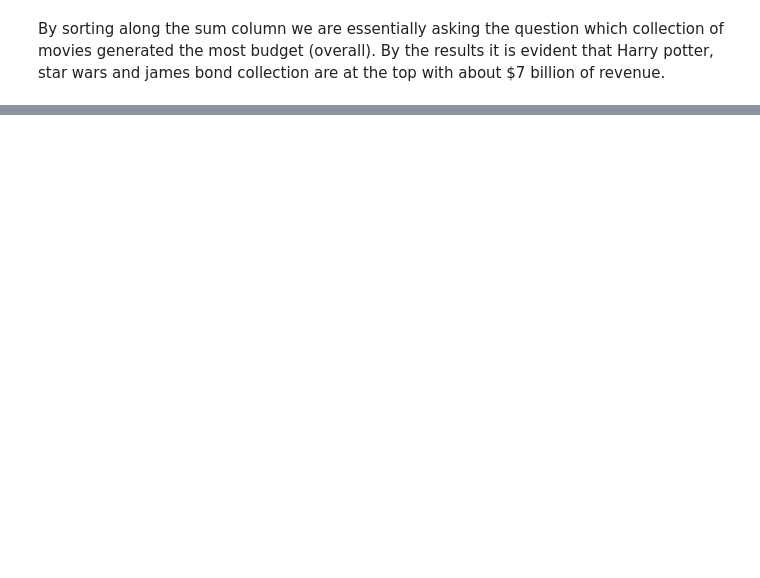
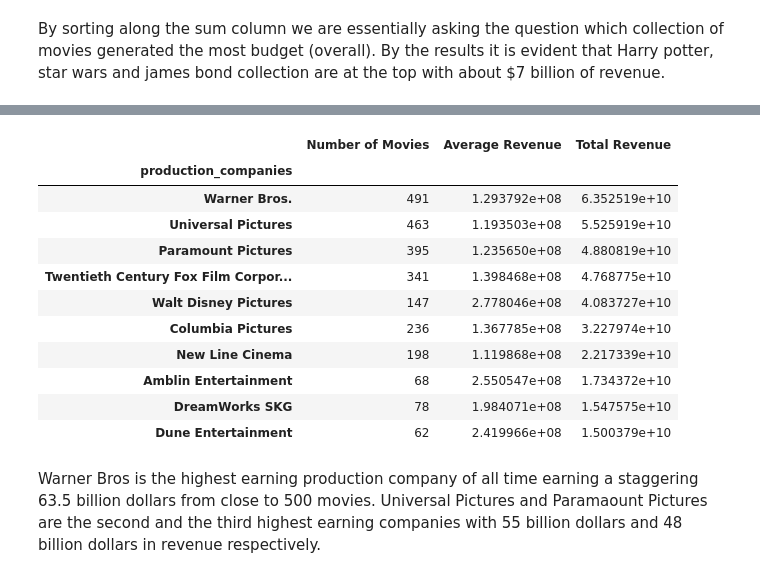
Before and after one commit to M-Awwab-Khan/most-comprehensive-movies-analysis, a Jupyter notebook: Movie_Metrics_An_Analyst_Approach.ipynb, the cells around one changed output, grey strips where cells are left out. Saved outputs shown, nothing was run; the diff lists cells and outputs as text; code cells hidden in the pictures; blank space fills up the shorter version.

```diff
--- a/Movie_Metrics_An_Analyst_Approach.ipynb
+++ b/Movie_Metrics_An_Analyst_Approach.ipynb
@@ -345,0 +402,25 @@ By sorting along the sum column we are essentially asking the question which col
+# %%
+df['production_companies'] = df['production_companies'].fillna('[]').apply(ast.literal_eval)
+df['production_companies'] = df['production_companies'].apply(lambda x: [i['name'] for i in x] if type(x) is list else [])
+# %%
+com_df = df.explode('production_companies')
+com_pivot = com_df.pivot_table(index='production_companies', values='revenue', aggfunc={'revenue': ['sum', 'mean', 'count']})
+# %%
+com_pivot.columns=['Number of Movies', 'Average Revenue', 'Total Revenue']
+# %%
+com_pivot.sort_values('Total Revenue', ascending=False).head(10)
+# %% [output]
+|  | Number of Movies | Average Revenue | Total Revenue |
+| production_companies |  |  |  |
+| Warner Bros. | 491 | 1.293792e+08 | 6.352519e+10 |
+| Universal Pictures | 463 | 1.193503e+08 | 5.525919e+10 |
+| Paramount Pictures | 395 | 1.235650e+08 | 4.880819e+10 |
+| Twentieth Century Fox Film Corpor... | 341 | 1.398468e+08 | 4.768775e+10 |
+| Walt Disney Pictures | 147 | 2.778046e+08 | 4.083727e+10 |
+| Columbia Pictures | 236 | 1.367785e+08 | 3.227974e+10 |
+| New Line Cinema | 198 | 1.119868e+08 | 2.217339e+10 |
+| Amblin Entertainment | 68 | 2.550547e+08 | 1.734372e+10 |
+| DreamWorks SKG | 78 | 1.984071e+08 | 1.547575e+10 |
+| Dune Entertainment | 62 | 2.419966e+08 | 1.500379e+10 |
+# %% [markdown]
+Warner Bros is the highest earning production company of all time earning a staggering 63.5 billion dollars from close to 500 movies. Universal Pictures and Paramaount Pictures are the second and the third highest earning companies with 55 billion dollars and 48 billion dollars in revenue respectively.
```
Also changed, not shown: parts of 12 cells of this notebook.
